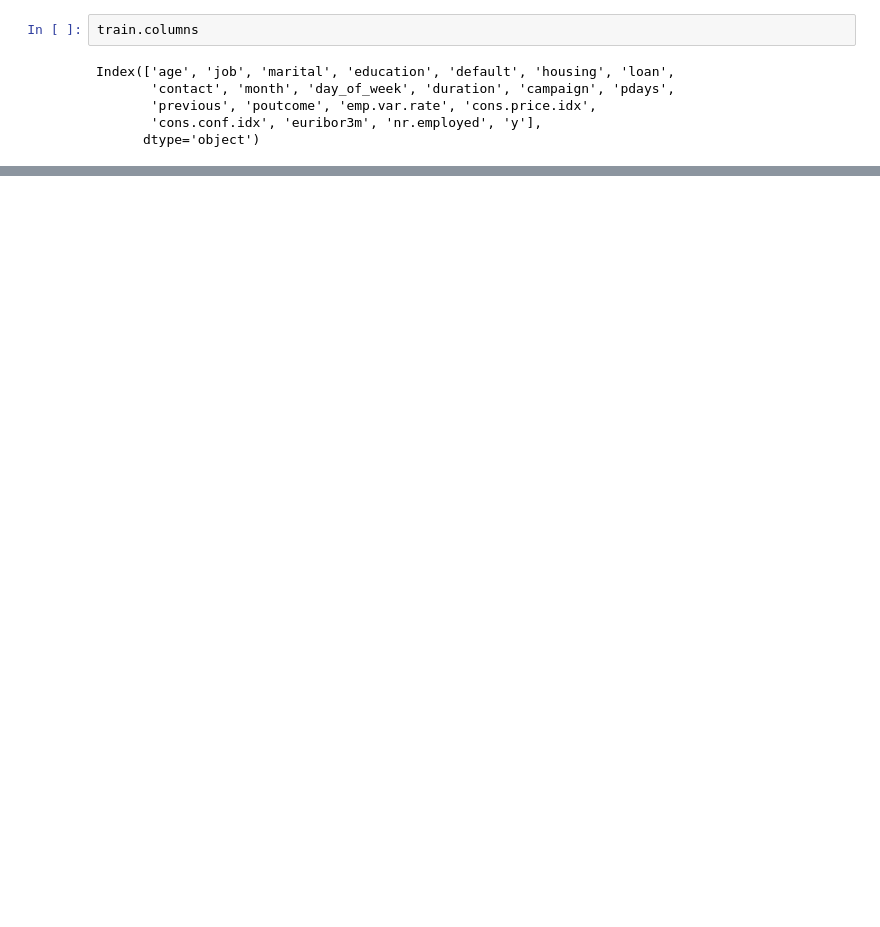
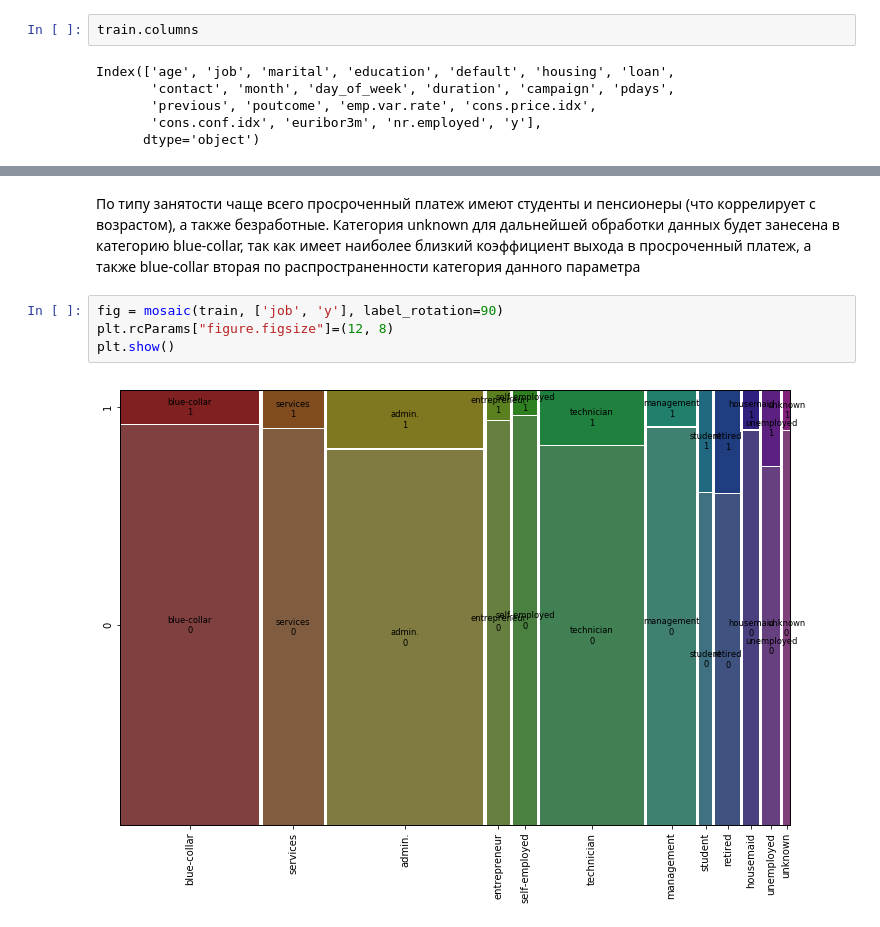
Before and after one commit to constfadeev/Summer_School, a Jupyter notebook: 1 binary classification/baseline_1.ipynb, the cells around one changed output, grey strips where cells are left out. Saved outputs shown, nothing was run; the diff lists cells and outputs as text; blank space fills up the shorter version.

```diff
--- a/1 binary classification/baseline_1.ipynb
+++ b/1 binary classification/baseline_1.ipynb
@@ -174,0 +131,8 @@ sns.countplot(x='default', hue='y', data=train_cd);
+# %% [markdown]
+По типу занятости чаще всего просроченный платеж имеют студенты и пенсионеры (что коррелирует с возрастом), а также безработные. Категория unknown для дальнейшей обработки данных будет занесена в категорию blue-collar, так как имеет наиболее близкий коэффициент выхода в просроченный платеж, а также blue-collar вторая по распространенности категория данного параметра
+# %%
+fig = mosaic(train, ['job', 'y'], label_rotation=90)
+plt.rcParams["figure.figsize"]=(12, 8)
+plt.show()
+# %% [output]
+[figure, added]
```
Also changed, not shown: parts of 100 cells of this notebook.
